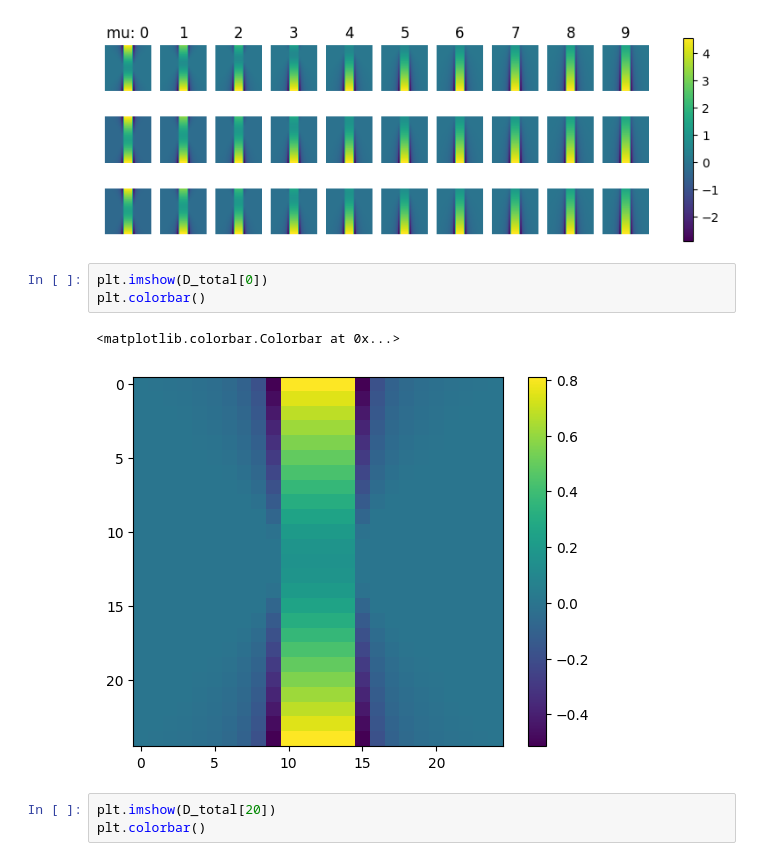
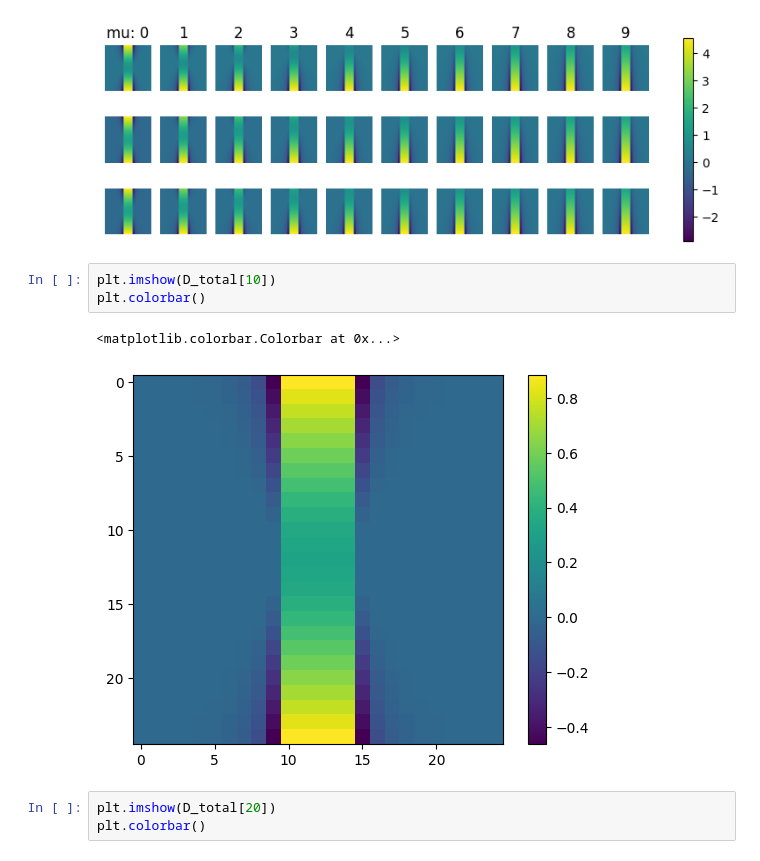
Before and after one commit to Junang-Wang/Top-invar-DL, a Jupyter notebook: Dirac_Current_clever_sampling.ipynb, the cells around one changed output. Drawn from its saved outputs; the diff is of its cells as text.

```diff
--- a/Dirac_Current_clever_sampling.ipynb
+++ b/Dirac_Current_clever_sampling.ipynb
@@ -159,11 +159,11 @@ plt.show()
 # %% [output]
 [figure]
 # %%
-plt.imshow(D_total[0])
+plt.imshow(D_total[10])
 plt.colorbar()
 # %% [output]
 <matplotlib.colorbar.Colorbar at 0x...>
-[figure, old version]
+[figure, new version]
 # %%
 plt.imshow(D_total[20])
 plt.colorbar()
```
Also changed, not shown: parts of 1 cell of this notebook.
